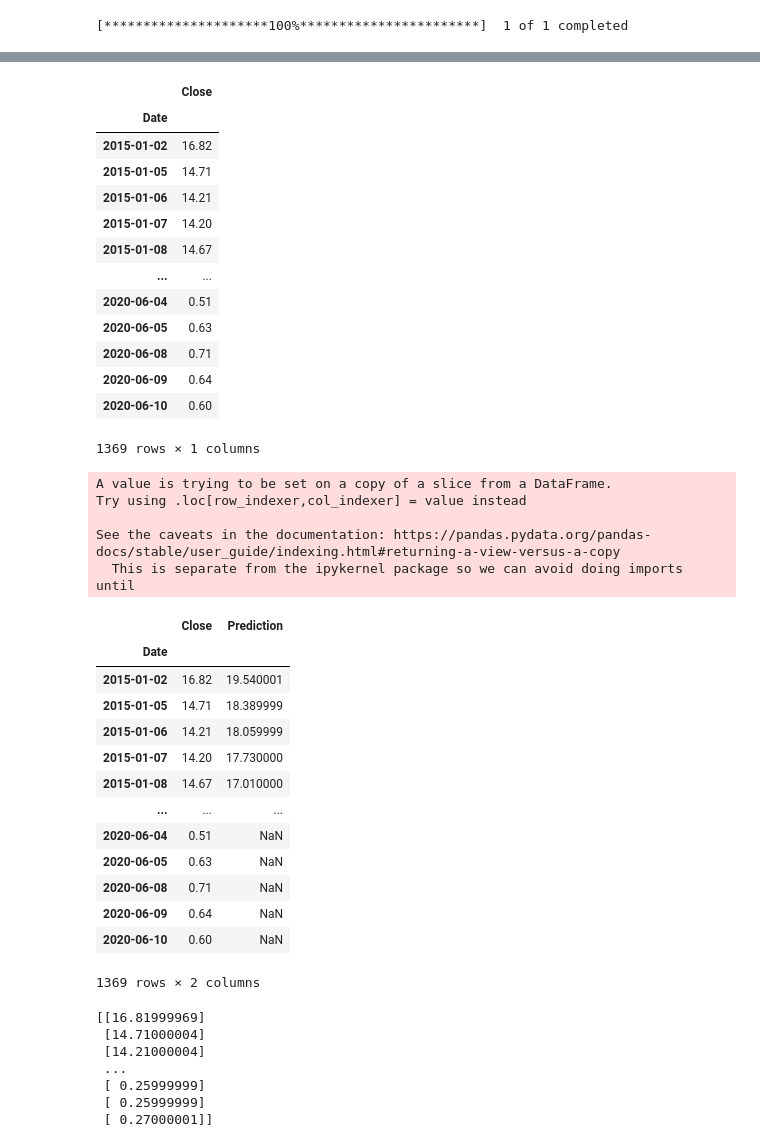
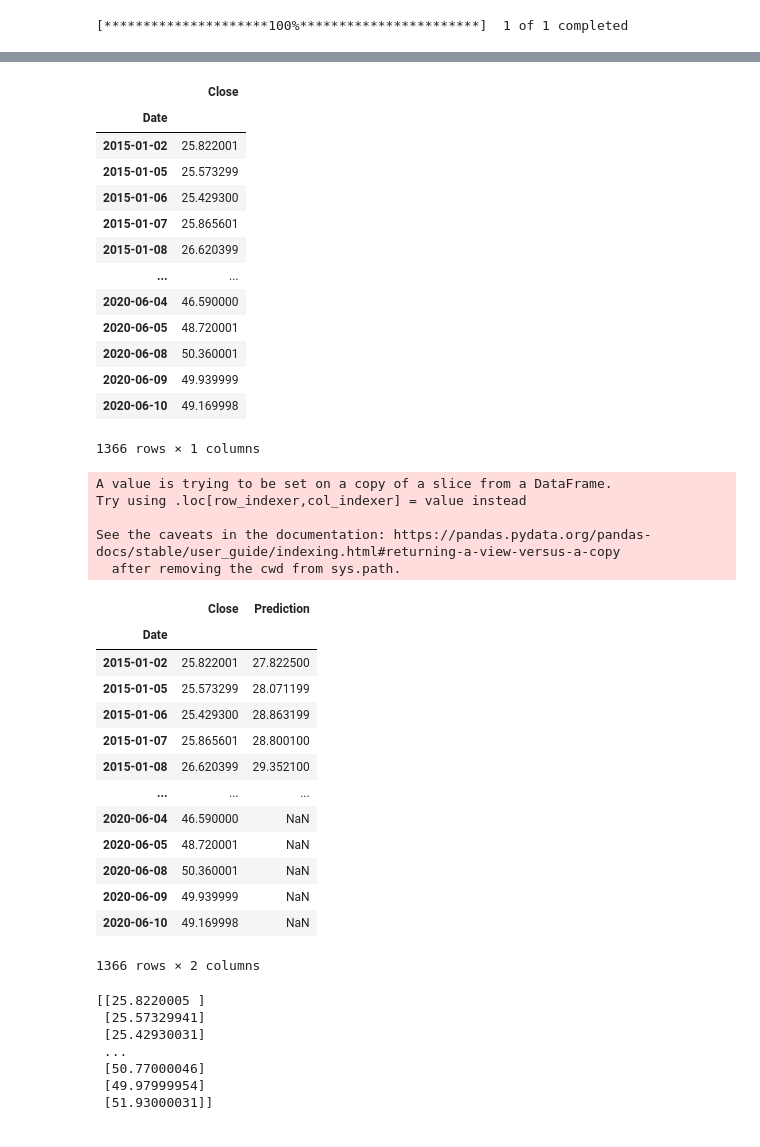
Before and after one commit to MKLE6868/Stock-portfolio-allocation, a Jupyter notebook: Untitled3.ipynb, the cells around one changed output, grey strips where cells are left out. Saved outputs shown, nothing was run; the diff lists cells and outputs as text; code cells hidden in the pictures.

```diff
--- a/Untitled3.ipynb
+++ b/Untitled3.ipynb
@@ -32,7 +32,7 @@ yf.pdr_override() # <== that's all it takes :-)
 
 start_date = '2015-01-01'  # YYYY-MM-DD
 end_date = '2020-06-11'
-df = pdr.get_data_yahoo('BTE', start_date, end_date)
+df = pdr.get_data_yahoo('BAM-A.TO', start_date, end_date)
 # %% [output]
 [*********************100%***********************]  1 of 1 completed
 # %%
@@ -75,55 +75,56 @@ df.head(1369)
 # %% [output]
 |  | Close |
 | Date |  |
-| 2015-01-02 | 16.82 |
-| 2015-01-05 | 14.71 |
-| 2015-01-06 | 14.21 |
-| 2015-01-07 | 14.20 |
-| 2015-01-08 | 14.67 |
+| 2015-01-02 | 25.822001 |
+| 2015-01-05 | 25.573299 |
+| 2015-01-06 | 25.429300 |
+| 2015-01-07 | 25.865601 |
+| 2015-01-08 | 26.620399 |
 | ... | ... |
-| 2020-06-04 | 0.51 |
-| 2020-06-05 | 0.63 |
-| 2020-06-08 | 0.71 |
-| 2020-06-09 | 0.64 |
-| 2020-06-10 | 0.60 |
+| 2020-06-04 | 46.590000 |
+| 2020-06-05 | 48.720001 |
+| 2020-06-08 | 50.360001 |
+| 2020-06-09 | 49.939999 |
+| 2020-06-10 | 49.169998 |
-1369 rows × 1 columns
+1366 rows × 1 columns
 # %%
 #Create a variable to predict 'x' days out of the future
-future_days = 30
+future_days = 365
+
 df['Prediction'] = df[['Close']].shift(-future_days)
 df.tail(1369)
 # %% [output]
 A value is trying to be set on a copy of a slice from a DataFrame.
 Try using .loc[row_indexer,col_indexer] = value instead
 
 See the caveats in the documentation: https://pandas.pydata.org/pandas-docs/stable/user_guide/indexing.html#returning-a-view-versus-a-copy
-  This is separate from the ipykernel package so we can avoid doing imports until
+  after removing the cwd from sys.path.
 |  | Close | Prediction |
 | Date |  |  |
-| 2015-01-02 | 16.82 | 19.540001 |
-| 2015-01-05 | 14.71 | 18.389999 |
-| 2015-01-06 | 14.21 | 18.059999 |
-| 2015-01-07 | 14.20 | 17.730000 |
-| 2015-01-08 | 14.67 | 17.010000 |
+| 2015-01-02 | 25.822001 | 27.822500 |
+| 2015-01-05 | 25.573299 | 28.071199 |
+| 2015-01-06 | 25.429300 | 28.863199 |
+| 2015-01-07 | 25.865601 | 28.800100 |
+| 2015-01-08 | 26.620399 | 29.352100 |
 | ... | ... | ... |
-| 2020-06-04 | 0.51 | NaN |
-| 2020-06-05 | 0.63 | NaN |
-| 2020-06-08 | 0.71 | NaN |
-| 2020-06-09 | 0.64 | NaN |
-| 2020-06-10 | 0.60 | NaN |
+| 2020-06-04 | 46.590000 | NaN |
+| 2020-06-05 | 48.720001 | NaN |
+| 2020-06-08 | 50.360001 | NaN |
+| 2020-06-09 | 49.939999 | NaN |
+| 2020-06-10 | 49.169998 | NaN |
-1369 rows × 2 columns
+1366 rows × 2 columns
 # %%
 #Create a feature data set (X) and convert it to a numpy array and remove the last 'x' rows/days
 X = np.array(df.drop(['Prediction'], 1))[:-future_days]
 print(X)
 # %% [output]
-[[16.81999969]
- [14.71000004]
- [14.21000004]
+[[25.8220005 ]
+ [25.57329941]
+ [25.42930031]
  ...
- [ 0.25999999]
- [ 0.25999999]
- [ 0.27000001]]
+ [50.77000046]
+ [49.97999954]
+ [51.93000031]]
 # %%
 #Create the target data set (Y) and convert it to a numpy array and get all of the target values except the last 'X' rows/days
 Y = np.array(df['Prediction'])[:-future_days]
```
Also changed, not shown: parts of 8 cells of this notebook.
